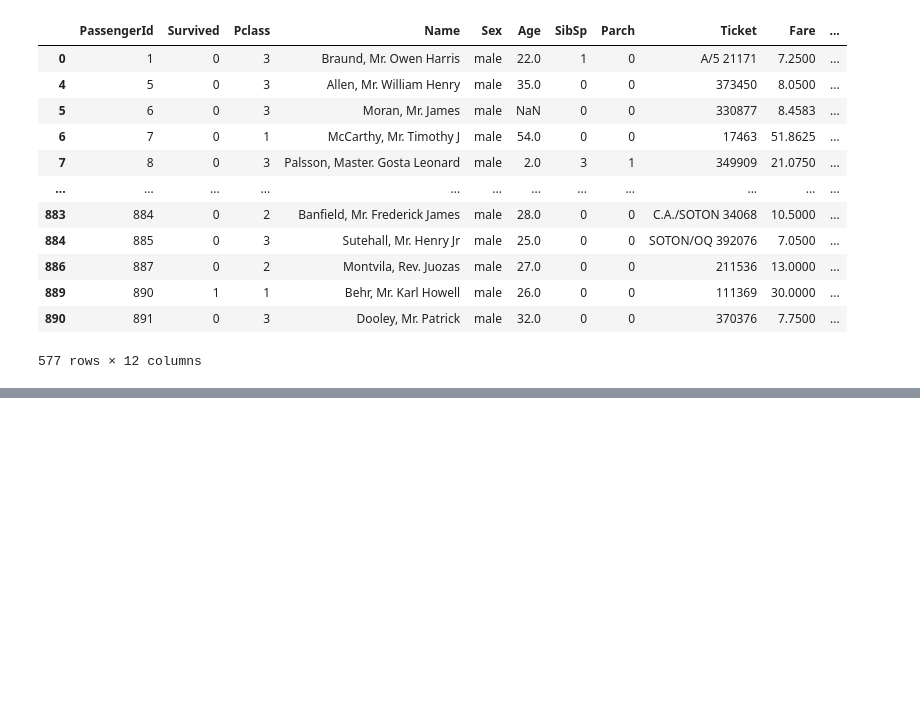
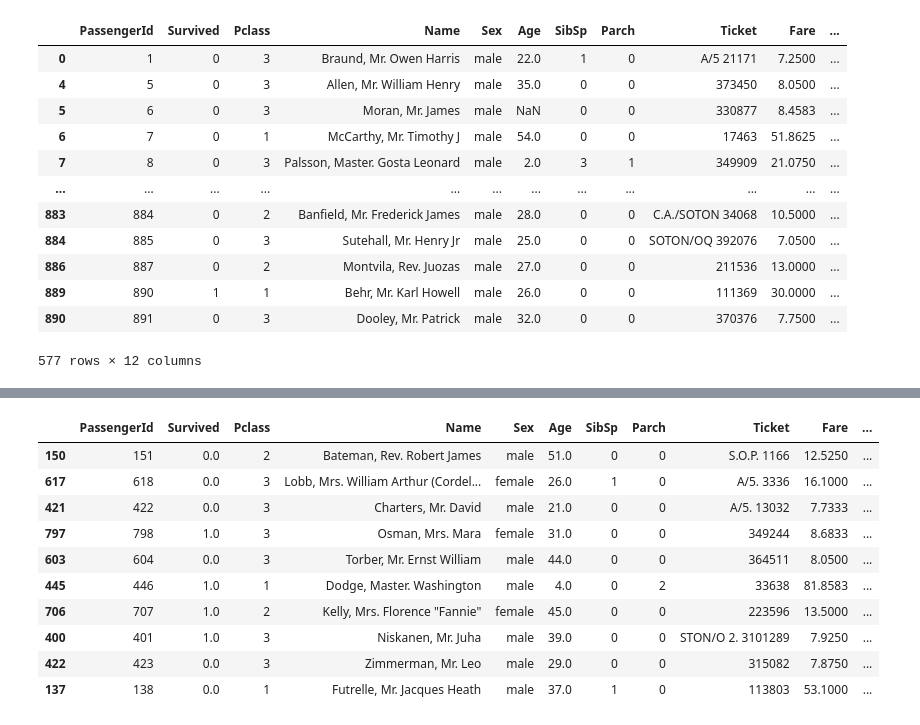
Before and after one commit to Amanabhishek2004/100_concepts_of_datascience, a Jupyter notebook: PANDAS/DATA_VIEVING.ipynb, the cells around one changed output, grey strips where cells are left out. Cells and saved outputs as stored; diff of their text form; code cells hidden in the pictures; blank space fills up the shorter version.

```diff
--- a/PANDAS/DATA_VIEVING.ipynb
+++ b/PANDAS/DATA_VIEVING.ipynb
@@ -407,0 +439,14 @@ df.dropna(how = "all")
+# %%
+df.sample(10)
+# %% [output]
+|  | PassengerId | Survived | Pclass | Name | Sex | Age | SibSp | Parch | Ticket | Fare | ... |
+| 150 | 151 | 0.0 | 2 | Bateman, Rev. Robert James | male | 51.0 | 0 | 0 | S.O.P. 1166 | 12.5250 | ... |
+| 617 | 618 | 0.0 | 3 | Lobb, Mrs. William Arthur (Cordel... | female | 26.0 | 1 | 0 | A/5. 3336 | 16.1000 | ... |
+| 421 | 422 | 0.0 | 3 | Charters, Mr. David | male | 21.0 | 0 | 0 | A/5. 13032 | 7.7333 | ... |
+| 797 | 798 | 1.0 | 3 | Osman, Mrs. Mara | female | 31.0 | 0 | 0 | 349244 | 8.6833 | ... |
+| 603 | 604 | 0.0 | 3 | Torber, Mr. Ernst William | male | 44.0 | 0 | 0 | 364511 | 8.0500 | ... |
+| 445 | 446 | 1.0 | 1 | Dodge, Master. Washington | male | 4.0 | 0 | 2 | 33638 | 81.8583 | ... |
+| 706 | 707 | 1.0 | 2 | Kelly, Mrs. Florence "Fannie" | female | 45.0 | 0 | 0 | 223596 | 13.5000 | ... |
+| 400 | 401 | 1.0 | 3 | Niskanen, Mr. Juha | male | 39.0 | 0 | 0 | STON/O 2. 3101289 | 7.9250 | ... |
+| 422 | 423 | 0.0 | 3 | Zimmerman, Mr. Leo | male | 29.0 | 0 | 0 | 315082 | 7.8750 | ... |
+| 137 | 138 | 0.0 | 1 | Futrelle, Mr. Jacques Heath | male | 37.0 | 1 | 0 | 113803 | 53.1000 | ... |
```
Also changed, not shown: parts of 19 cells of this notebook, 1 other file.
